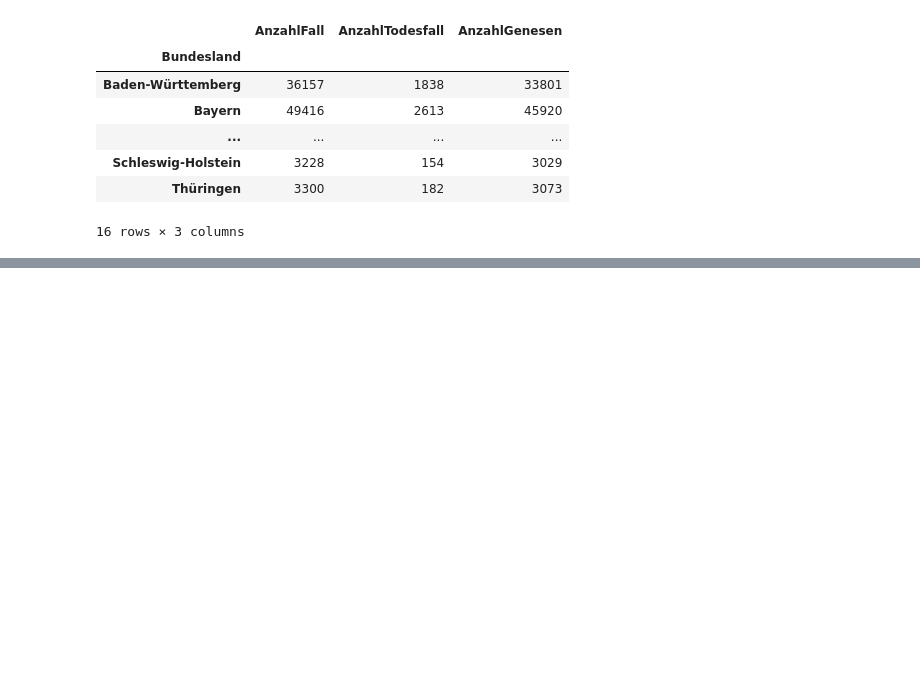
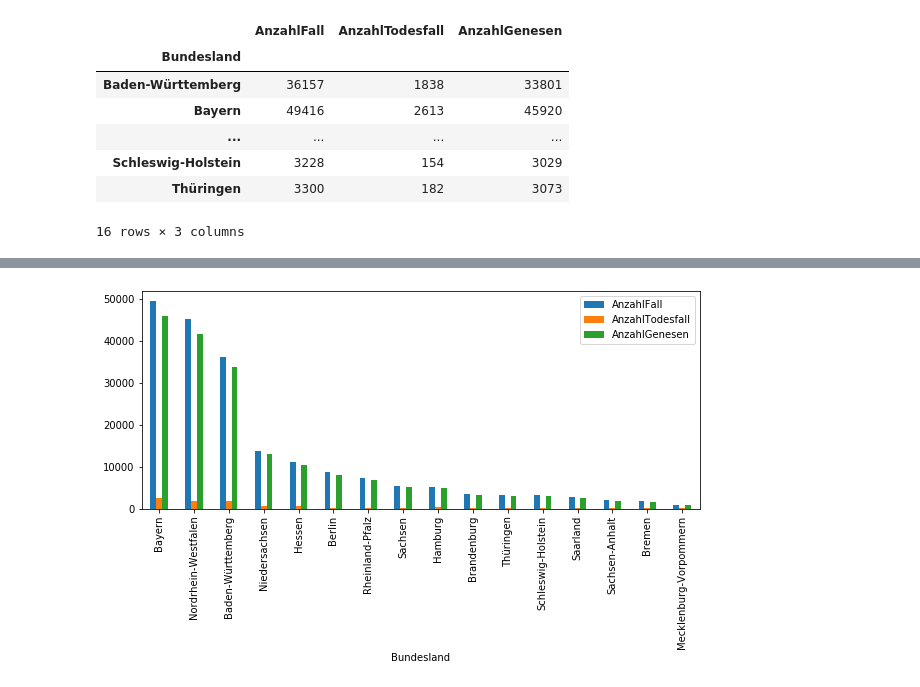
Before and after one commit to leoschur/InfVis_Projektarbeit, a Jupyter notebook: notebooks/data_request.ipynb, the cells around one changed output, grey strips where cells are left out. Drawn from its saved outputs; the diff is of its cells as text; code cells hidden in the pictures; blank space fills up the shorter version.

```diff
--- a/notebooks/data_request.ipynb
+++ b/notebooks/data_request.ipynb
@@ -218,3 +272,5 @@ display_n(frame_byBundesland, 2)
 # %%
 frame_byBundesland = frame_byBundesland.sort_values(by='AnzahlFall', ascending=False)
-ax = frame_byBundesland.plot.bar(figsize=(8,8))
+ax = frame_byBundesland.plot.bar(figsize=(10,4))
+# %% [output]
+[figure, added]
```
Also changed, not shown: parts of 10 cells of this notebook, 4 other files.
